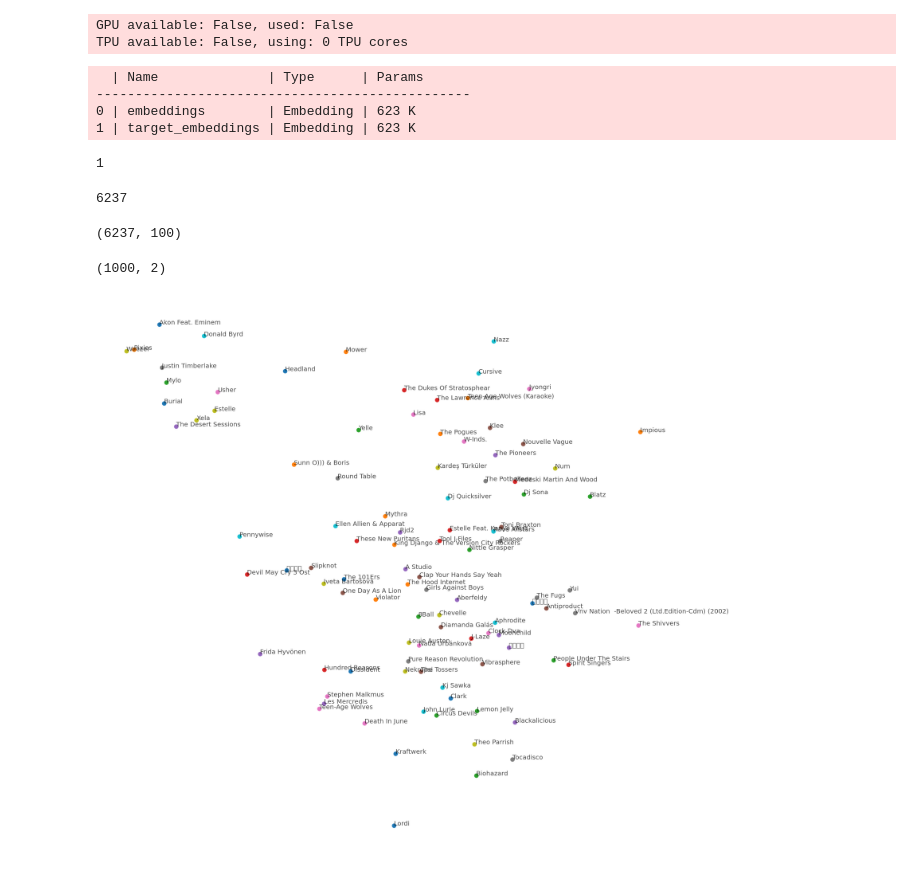
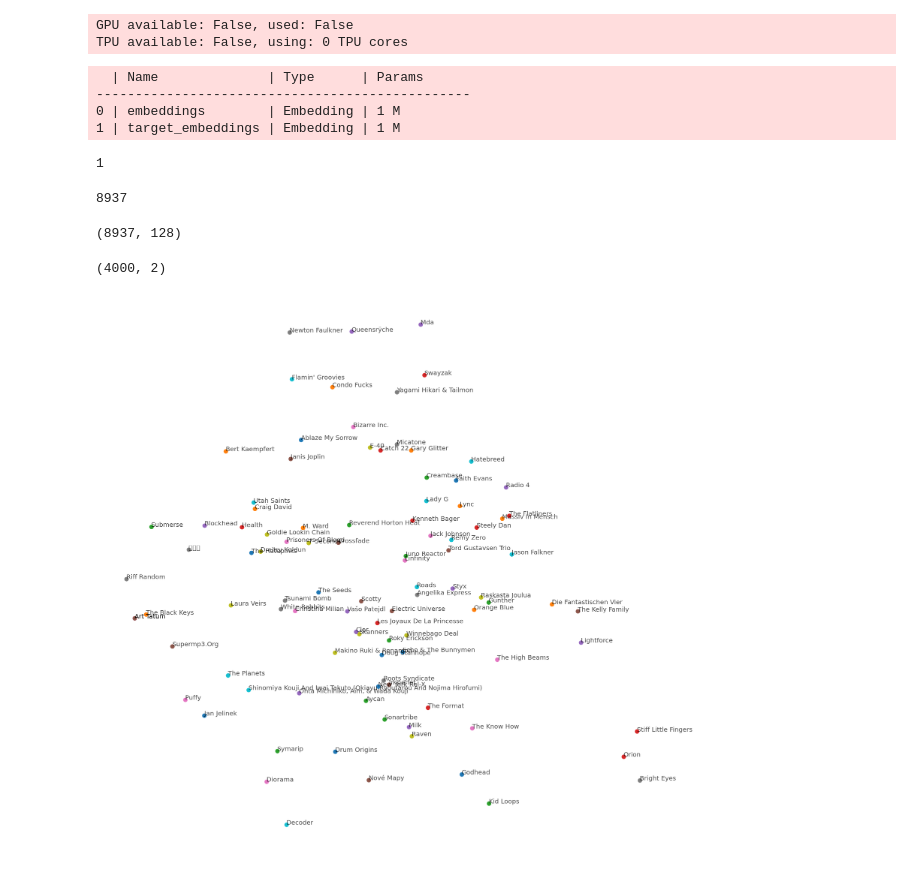
Before and after one commit to eifuentes/skipgrammar, a Jupyter notebook: notebooks/lastfm-pl.ipynb, the cells around one changed output. Drawn from its saved outputs; the diff is of its cells as text; code cells hidden in the pictures.

Commit message:
add subsampling, ns item weights in training pipeline (#6)
* add subsampling

* item distribution derivation for negative sampling

* derive session logic

```diff
--- a/notebooks/lastfm-pl.ipynb
+++ b/notebooks/lastfm-pl.ipynb
@@ -24,5 +23,11 @@ seed_everything(7)
 variant = 'lastfm-50'
 
 lastfm_dataset = dset.LastFMUserItemDataset(
-    variant, min_item_cnt_thresh=10, max_sequence_length=50, max_window_size_lr=20)
+    variant=variant,
+    min_item_cnt_thresh=5, min_user_item_cnt_thresh=5,
+    subsample_thresh=1e-3, item_dist_exp=-0.5,
+    session_timedelta='800s',
+    max_window_size_lr=12, max_sequence_length=25,
+    shuffle=True,
+)
 # %% [output]
@@ -44,8 +102,8 @@ dtype: float64
 lastfm_dataloader = DataLoader(lastfm_dataset, batch_size=32, num_workers=6, drop_last=True)
 # %%
 model = SGNS(
-    num_embeddings=lastfm_dataset.num_items, embedding_dim=100,
-    weights=None, num_negative_samples=5, nn_embedding_kwargs={'sparse': True},
+    num_embeddings=lastfm_dataset.num_items, embedding_dim=128,
+    weights=lastfm_dataset.item_dist, num_negative_samples=20, nn_embedding_kwargs={'sparse': True},
     learning_rate=0.003
 )
 # %% [markdown]
@@ -71,7 +129,7 @@ trainer.fit(model, train_dataloader=lastfm_dataloader)
 # %% [markdown]
 ### Train
 # %%
-trainer = Trainer(logger=tb_logger, max_epochs=3, progress_bar_refresh_rate=100)
+trainer = Trainer(logger=tb_logger, max_epochs=5, progress_bar_refresh_rate=100)
 # %% [output]
 GPU available: False, used: False
 TPU available: False, using: 0 TPU cores
@@ -80,39 +138,39 @@ trainer.fit(model, train_dataloader=lastfm_dataloader)
 # %% [output]
   | Name              | Type      | Params
 ------------------------------------------------
-0 | embeddings        | Embedding | 623 K
-1 | target_embeddings | Embedding | 623 K
+0 | embeddings        | Embedding | 1 M
+1 | target_embeddings | Embedding | 1 M
 1
 # %%
 lu = lastfm_dataset.id_metadata
 len(lu)
 # %% [output]
-6237
+8937
 # %%
 embeddings = model.embeddings.weight.detach().cpu().numpy()
 embeddings.shape
 # %% [output]
-(6237, 100)
+(8937, 128)
 # %%
 import matplotlib.pyplot as plt
 from sklearn.manifold import TSNE
 # %%
-num_embeddings = 1000
+num_embeddings = 4000
 rand_embedding_ids = np.random.randint(0, len(embeddings), num_embeddings)
 tsne = TSNE()
 embeddings_reduced = tsne.fit_transform(embeddings[rand_embedding_ids, :])
 embeddings_reduced.shape
 # %% [output]
-(1000, 2)
+(4000, 2)
 # %%
 fig, ax = plt.subplots(figsize=(16, 16))
 for i, embedding_id in enumerate(rand_embedding_ids):
-    if (i+1) % 10 == 0:
+    if (i+1) % 40 == 0:
         try:
             plt.scatter(embeddings_reduced[i, 0], embeddings_reduced[i, 1])
             plt.annotate(lu[embedding_id], (embeddings_reduced[i, 0], embeddings_reduced[i, 1]), alpha=0.7)
         except:
             pass
 plt.axis('off');
 # %% [output]
-[figure, old version]
+[figure, new version]
```
Also changed, not shown: parts of 11 cells of this notebook, 4 other files.
